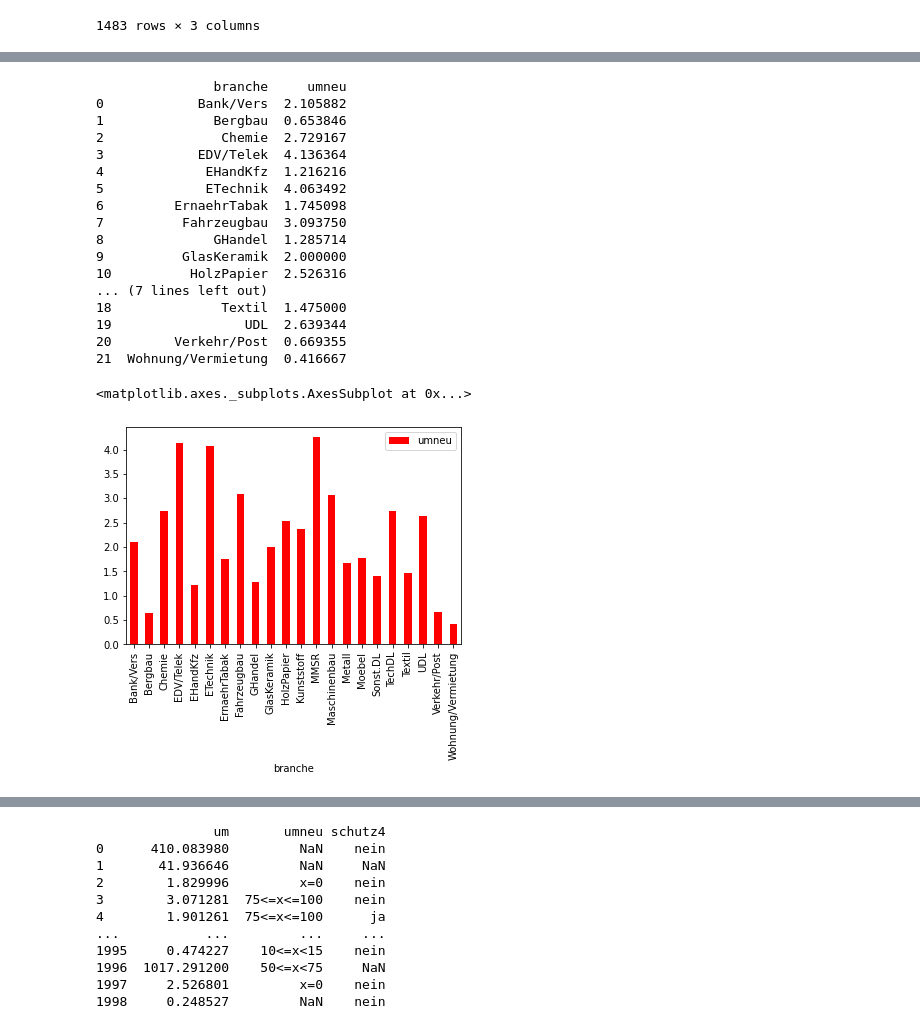
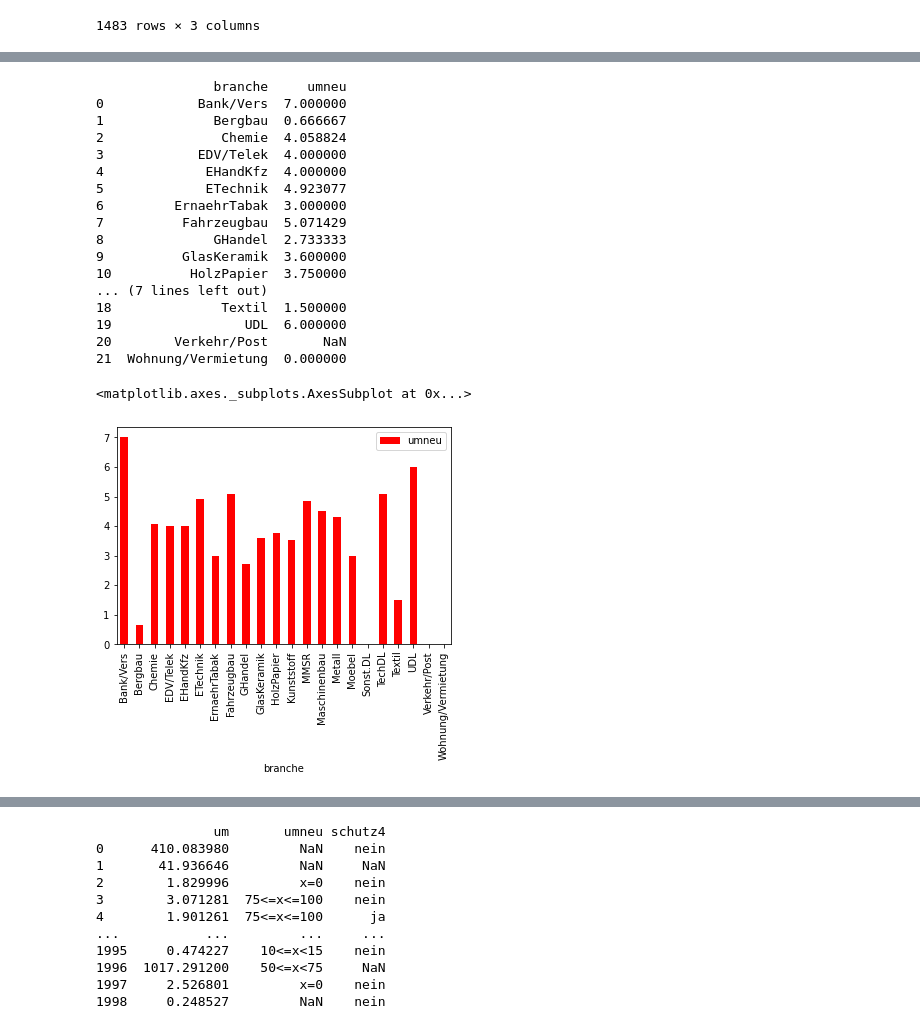
Before and after one commit to limarizon/Economics-and-Innovation-of-IP-Practica, a Jupyter notebook: script.ipynb, the cells around one changed output, grey strips where cells are left out. Drawn from its saved outputs; the diff is of its cells as text; code cells hidden in the pictures.

```diff
--- a/script.ipynb
+++ b/script.ipynb
@@ -136,37 +136,38 @@ plt.show()
 # %%
 '''Stappenplan percentueel te werk gaan:
     1. Filter op basis van ip
     2. Maak van de percentages rev door inno een numerieke voorstelling zoals
     eerder al gedaan
     3. Per branche het gemiddelde tonen aan percentages
 
 '''
 #Patent
 dfCommon = dataSet.filter(items=['branche', 'umneu', 'schutz1'])
 dfCommon = dfCommon.replace(['x=0','0<x<5','5<=x<10','10<=x<15','15<=x<20',
                                            '20<=x<30','30<=x<50', '50<=x<75', '75<=x<=100'],
                                           [0,1,2,3,4,5,6,7,8])
+dfCommon = dfCommon.loc[dfCommon['schutz1']=='ja']
 dfCommon['branche'].unique()
 patentAnalysis = dfCommon.groupby('branche', as_index=False)['umneu'].mean()
 print(patentAnalysis)
 patentAnalysis.plot(kind='bar', x='branche', y= 'umneu', color='red')
 # %% [output]
                branche     umneu
-0            Bank/Vers  2.105882
-1              Bergbau  0.653846
-2               Chemie  2.729167
-3            EDV/Telek  4.136364
-4             EHandKfz  1.216216
-5             ETechnik  4.063492
-6         ErnaehrTabak  1.745098
-7          Fahrzeugbau  3.093750
-8              GHandel  1.285714
-9          GlasKeramik  2.000000
-10          HolzPapier  2.526316
+0            Bank/Vers  7.000000
+1              Bergbau  0.666667
+2               Chemie  4.058824
+3            EDV/Telek  4.000000
+4             EHandKfz  4.000000
+5             ETechnik  4.923077
+6         ErnaehrTabak  3.000000
+7          Fahrzeugbau  5.071429
+8              GHandel  2.733333
+9          GlasKeramik  3.600000
+10          HolzPapier  3.750000
 ... (7 lines left out)
-18              Textil  1.475000
-19                 UDL  2.639344
-20        Verkehr/Post  0.669355
-21  Wohnung/Vermietung  0.416667
+18              Textil  1.500000
+19                 UDL  6.000000
+20        Verkehr/Post       NaN
+21  Wohnung/Vermietung  0.000000
 <matplotlib.axes._subplots.AxesSubplot at 0x...>
-[figure, old version]
+[figure, new version]
```
Also changed, not shown: parts of 10 cells of this notebook, 2 other files.
